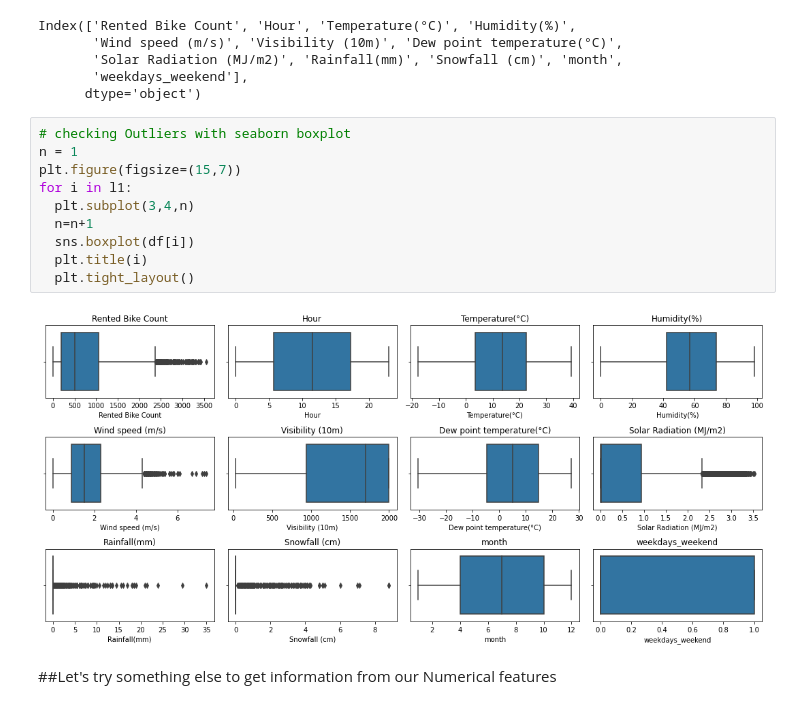
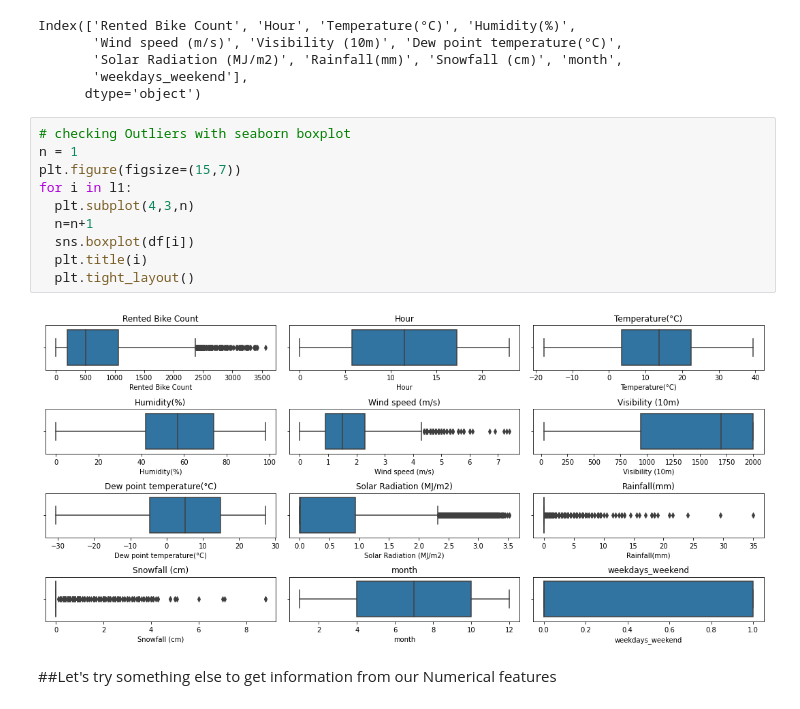
Before and after one commit to mohammadkaifee/Seoul-Bike-Sharing-Demand-Prediction, a Jupyter notebook: Bike_Sharing_Demand_Prediction_Capstone_Project.ipynb, the cells around one changed output. Cells and saved outputs as stored; diff of their text form.

```diff
--- a/Bike_Sharing_Demand_Prediction_Capstone_Project.ipynb
+++ b/Bike_Sharing_Demand_Prediction_Capstone_Project.ipynb
@@ -174,15 +174,15 @@ Index(['Rented Bike Count', 'Hour', 'Temperature(°C)', 'Humidity(%)',
 # %%
 # checking Outliers with seaborn boxplot
 n = 1
 plt.figure(figsize=(15,7))
 for i in l1:
-  plt.subplot(3,4,n)
+  plt.subplot(4,3,n)
   n=n+1
   sns.boxplot(df[i])
   plt.title(i)
   plt.tight_layout()
 # %% [output]
-[figure, old version]
+[figure, new version]
 # %% [markdown]
 ##Let's try something else to get information from our Numerical features
 # %%
```
Also changed, not shown: parts of 11 cells of this notebook.
